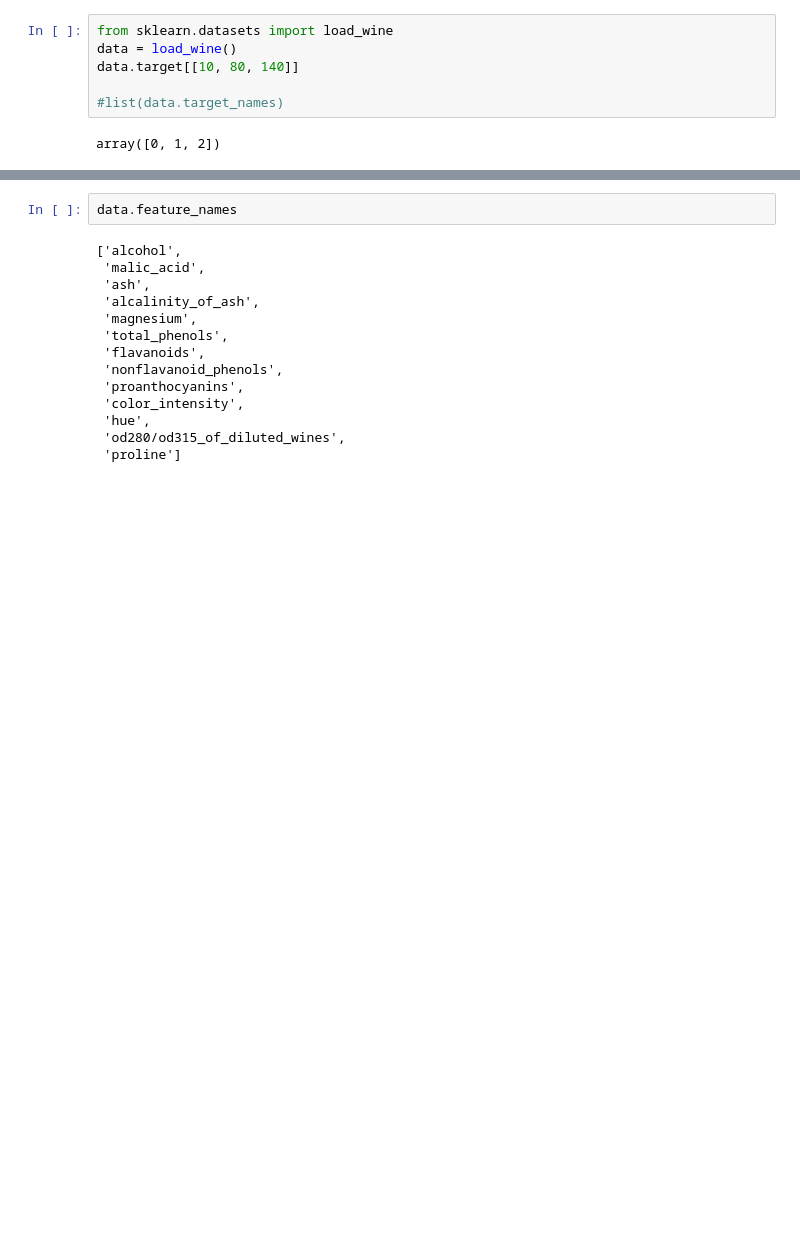
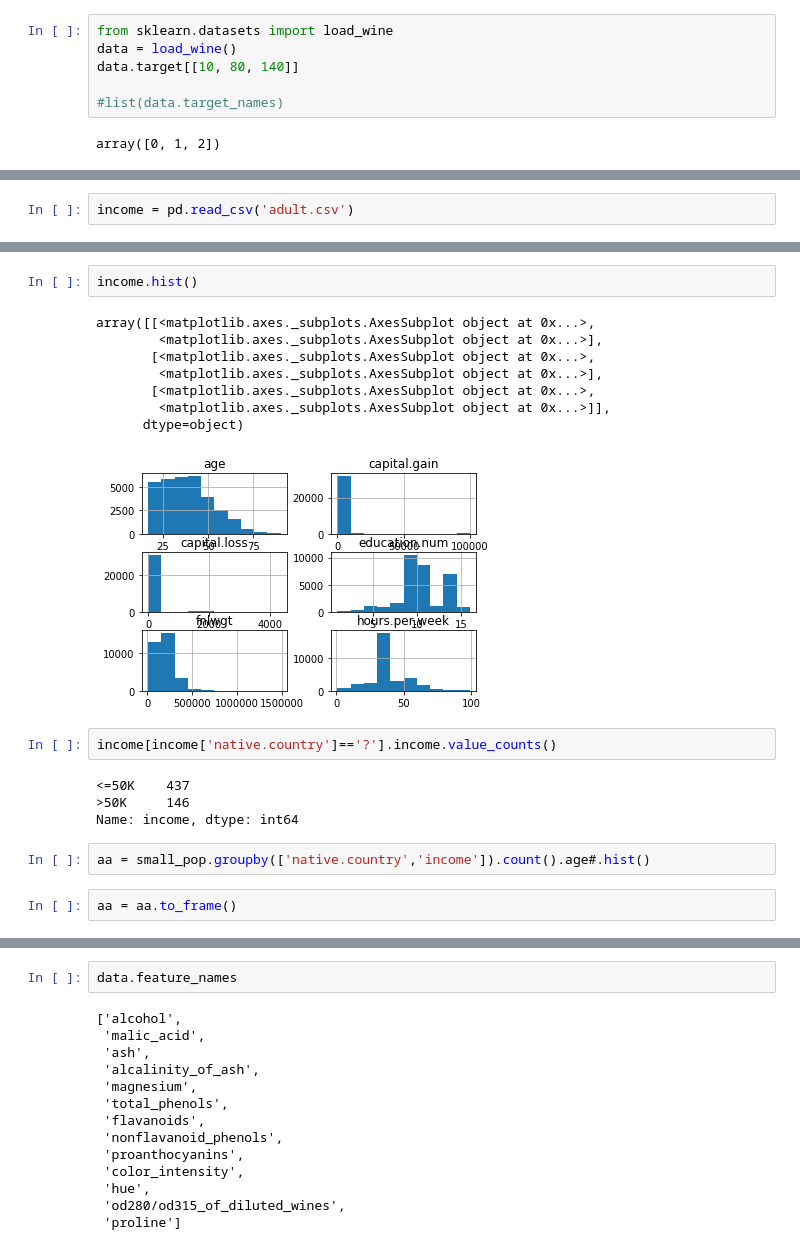
Before and after one commit to neojohny/ml_7641, a Jupyter notebook: homework1/homework1.ipynb, the cells around one changed output, grey strips where cells are left out. Drawn from its saved outputs; the diff is of its cells as text; blank space fills up the shorter version.

```diff
--- a/homework1/homework1.ipynb
+++ b/homework1/homework1.ipynb
@@ -8,0 +11,2 @@ array([0, 1, 2])
+# %%
+income = pd.read_csv('adult.csv')
@@ -8,0 +134,21 @@ array([0, 1, 2])
+# %%
+income.hist()
+# %% [output]
+array([[<matplotlib.axes._subplots.AxesSubplot object at 0x...>,
+        <matplotlib.axes._subplots.AxesSubplot object at 0x...>],
+       [<matplotlib.axes._subplots.AxesSubplot object at 0x...>,
+        <matplotlib.axes._subplots.AxesSubplot object at 0x...>],
+       [<matplotlib.axes._subplots.AxesSubplot object at 0x...>,
+        <matplotlib.axes._subplots.AxesSubplot object at 0x...>]],
+      dtype=object)
+[figure, added]
+# %%
+income[income['native.country']=='?'].income.value_counts()
+# %% [output]
+<=50K    437
+>50K     146
+Name: income, dtype: int64
+# %%
+aa = small_pop.groupby(['native.country','income']).count().age#.hist()
+# %%
+aa = aa.to_frame()
```
Also changed, not shown: parts of 32 cells of this notebook, 2 other files.
